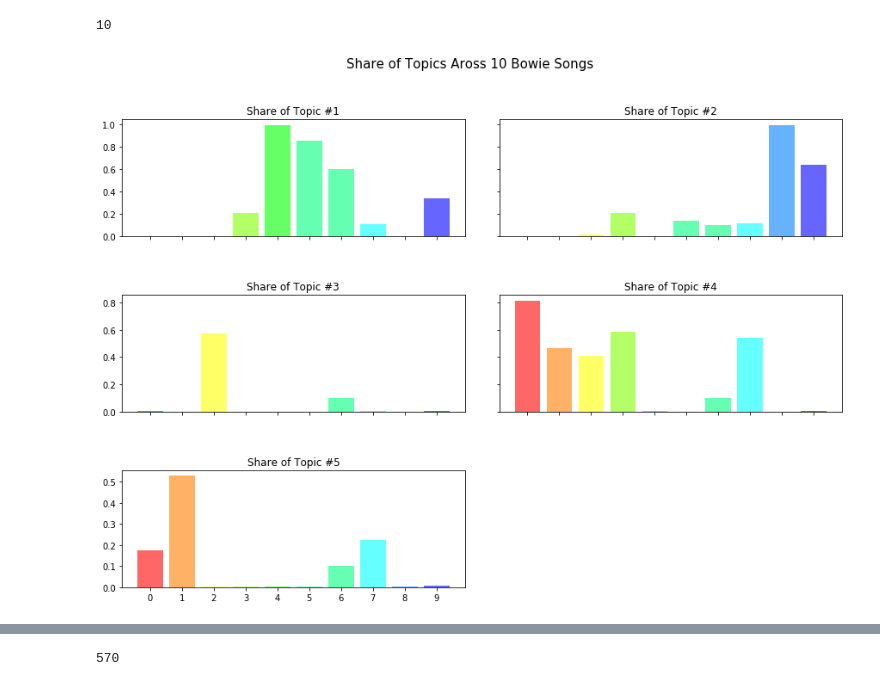
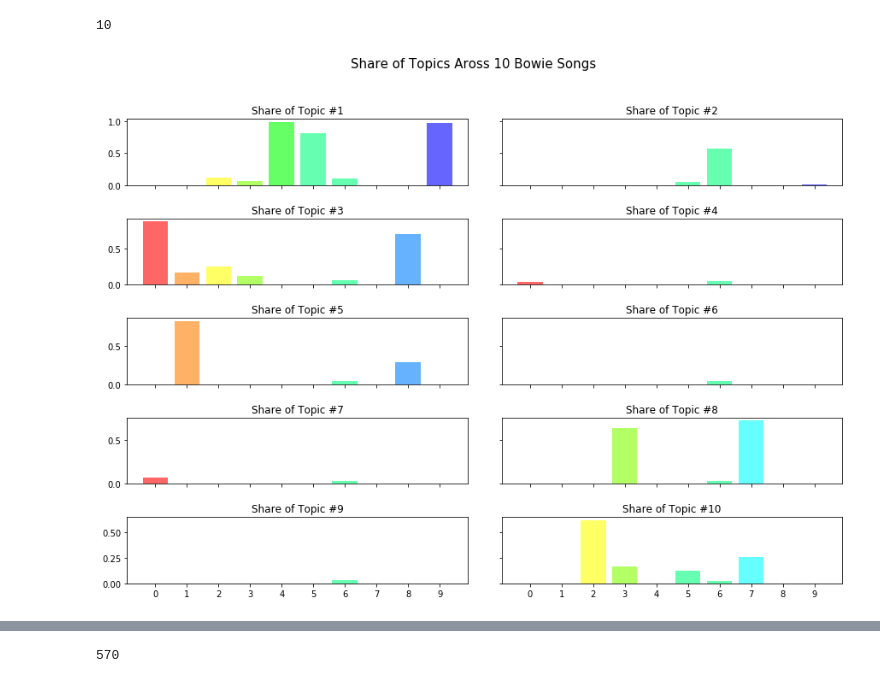
Before and after one commit to ludovicaschaerf/TMCI_Project, a Jupyter notebook: Project Pipeline.ipynb, the cells around one changed output, grey strips where cells are left out. Saved outputs shown, nothing was run; the diff lists cells and outputs as text; code cells hidden in the pictures.

```diff
--- a/Project Pipeline.ipynb
+++ b/Project Pipeline.ipynb
@@ -390,5 +386,5 @@ with open('lda_tuning_results.csv', 'r') as infile:
 # %%
-ideal_alpha = model_results['Alpha'][473]
-ideal_beta = float(model_results['Beta'][473])
+ideal_alpha = model_results['Alpha'][27]
+ideal_beta = float(model_results['Beta'][27])
 (ideal_alpha, ideal_beta)
 # %% [output]
@@ -522,9 +520,9 @@ topic
 song_titles = lyrics["song"].values
 bowie_song_titles = lyrics.query("artist == 'david-bowie'")["song"].values[:10]
 print(len(bowie_song_titles))
-doc2topics = np.zeros((len(bowie_song_titles), lyrics_ldamodel.num_topics))
+doc2topics = np.zeros((len(bowie_song_titles), lda_model.num_topics))
 
-for di, doc_topics in enumerate(lyrics_ldamodel.get_document_topics(lyrics_bow_corpus, minimum_probability = 0)):
+for di, doc_topics in enumerate(lda_model.get_document_topics(lyrics_bow_corpus, minimum_probability = 0)):
     if(di >= len(bowie_song_titles)):
         break
     for ti, v in doc_topics:
@@ -533,10 +531,9 @@ for di, doc_topics in enumerate(lyrics_ldamodel.get_document_topics(lyrics_bow_c
 10
 # %%
 #Method 2
-#visualize lda_model!!!! should be 10 topics
 #instead of topic # print the name of the topics
 #add labels to x and y axis
-rows = math.ceil(lyrics_ldamodel.num_topics/2)
+rows = math.ceil(lda_model.num_topics/2)
 
 fig, ax = plt.subplots(rows, 2, sharex='col', sharey='row')
 fig.subplots_adjust(hspace=0.5, wspace=0.1)
@@ -551,7 +548,7 @@ plt.setp(ax, xticks=ind)
 min_rgb = 100
 jump = 10
 colors = []
-for i in range(lyrics_ldamodel.num_topics):
+for i in range(lda_model.num_topics):
     r = round((255 - (((i - 4) >= 0) * 40 * (i - 4)))/255, 3)
     g = round((102 + (((i - 3) >= 0) * 20 * (i - 3)))/255, 3)
     b = round((50 + (((i - 2) >= 0) * 10 * (i - 2)))/255, 3)
@@ -559,35 +556,35 @@ for i in range(lyrics_ldamodel.num_topics):
 
     colors.append(sorted(rgb, key=lambda k: random.random()))
 
 
 bar_colors = np.array([[255,102,102],
                       [255,178,102],
                       [255,255,102],
                       [178,255,102],
                       [102,255,102],
                       [102,255,178],
                       [102,255,178],
                       [102,255,255],
                       [102,178,255],
                       [102,102,255]],
                       dtype=np.longdouble)
 
 which_topic = 0
 for i in range(rows):
     for j in range(2):
-        if(which_topic > (lyrics_ldamodel.num_topics - (lyrics_ldamodel.num_topics % 2))):
+        if(which_topic > (lda_model.num_topics - (lda_model.num_topics % 2))):
             break
 
         ax[i,j].bar(ind, doc2topics[:,which_topic], color = bar_colors/255)
         #ax[i,j].plot(ind,doc2topics[:,which_topic])
         ax[i,j].title.set_text('Share of Topic #%d'%(which_topic+1))
 
 
         which_topic += 1
 
-if(lyrics_ldamodel.num_topics % 2 == 1):
+if(lda_model.num_topics % 2 == 1):
     fig.delaxes(ax[rows-1,1])
 # %% [output]
-[figure, old version]
+[figure, new version]
 # %%
 bowie_song_titles = lyrics.query("artist == 'david-bowie'")["song"].values
```
Also changed, not shown: parts of 24 cells of this notebook.
